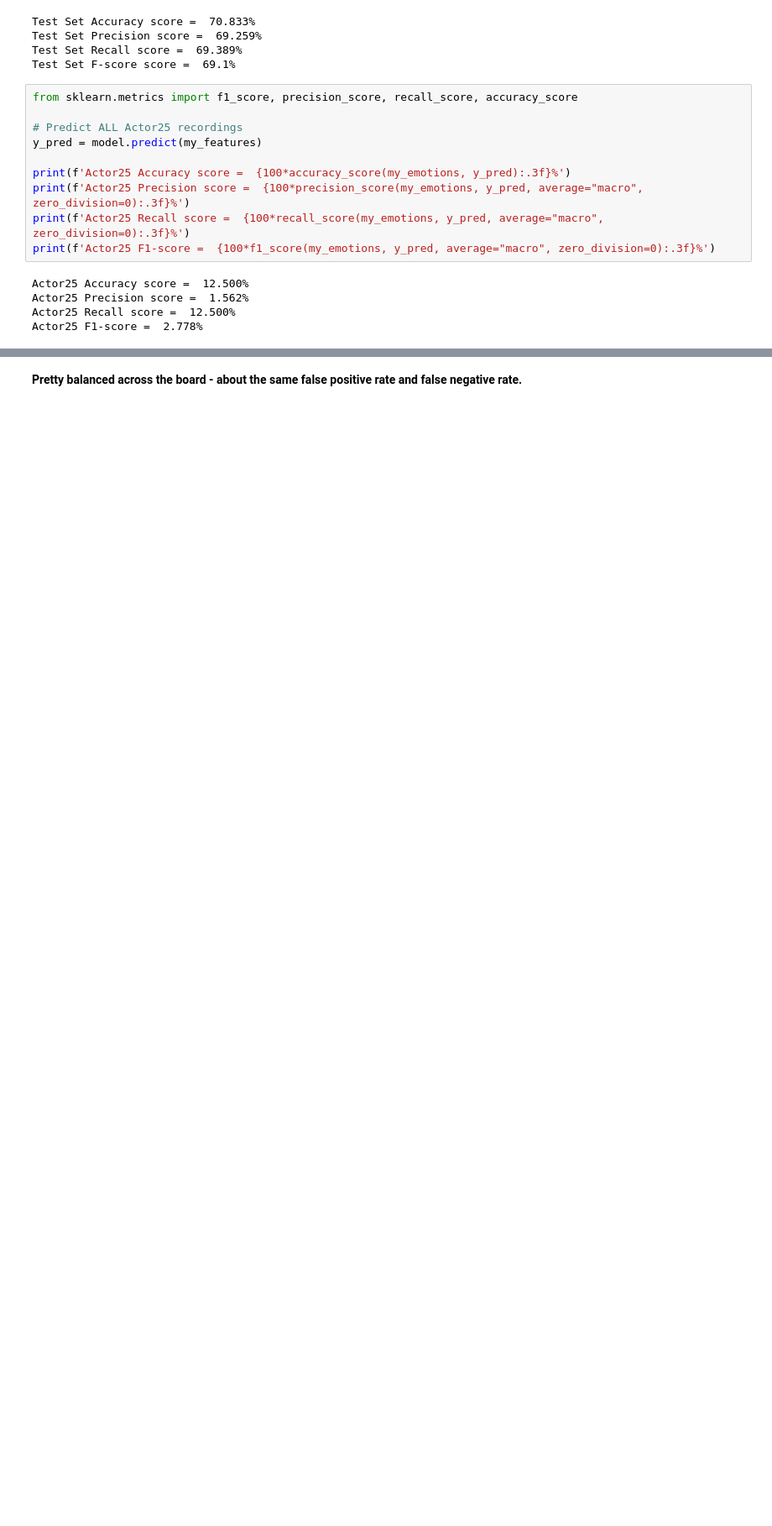
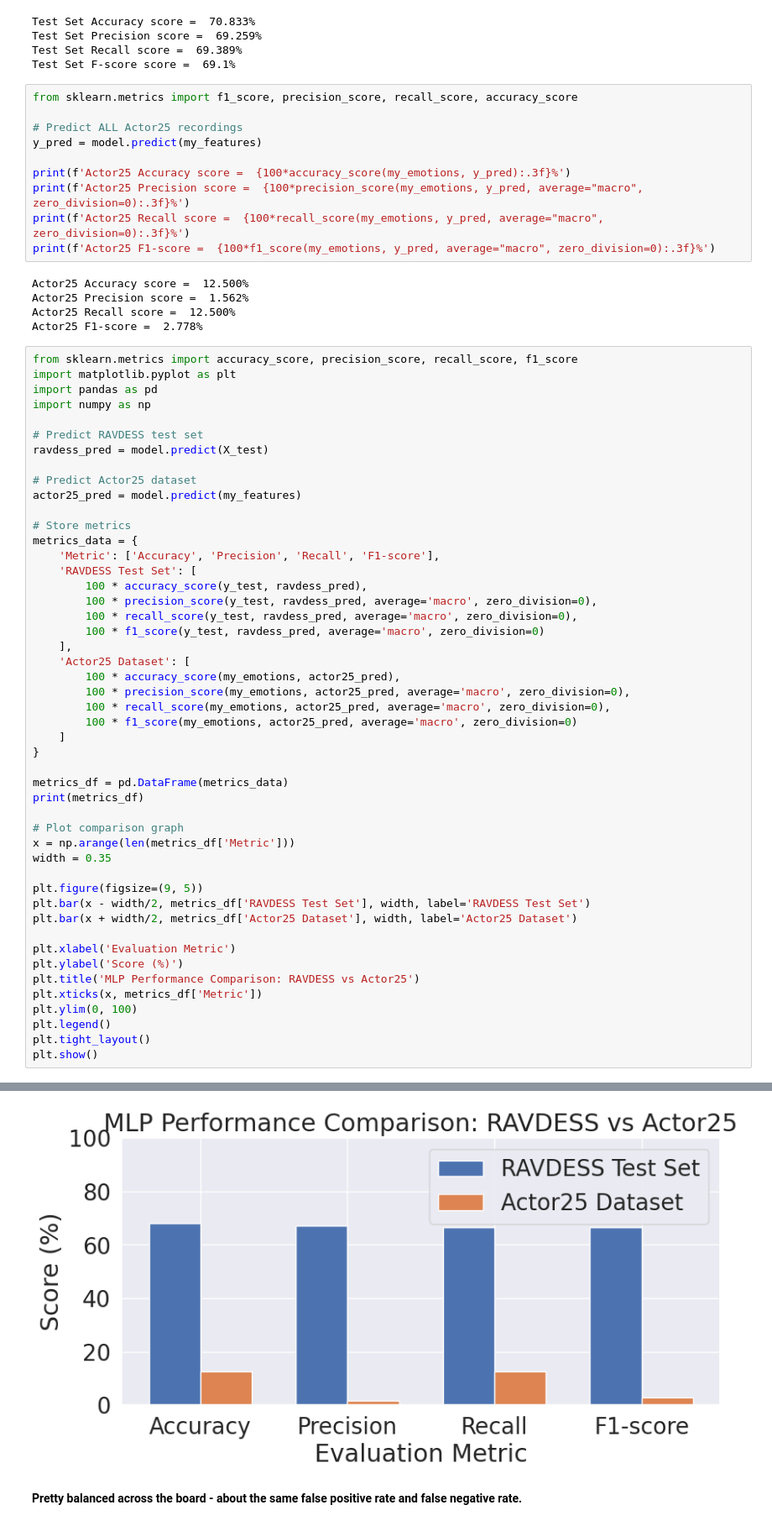
Before and after one commit to Yayu11/Week4-NeuralNetworks, a Jupyter notebook: Week4__Neural_Networks.ipynb, the cells around one changed output, grey strips where cells are left out. Shown at 84% size. Saved outputs shown, nothing was run; the diff lists cells and outputs as text; blank space fills up the shorter version.

```diff
--- a/Week4__Neural_Networks.ipynb
+++ b/Week4__Neural_Networks.ipynb
@@ -831,3 +831,52 @@ Actor25 Accuracy score =  12.500%
 Actor25 Precision score =  1.562%
 Actor25 Recall score =  12.500%
 Actor25 F1-score =  2.778%
+# %%
+from sklearn.metrics import accuracy_score, precision_score, recall_score, f1_score
+import matplotlib.pyplot as plt
+import pandas as pd
+import numpy as np
+
+# Predict RAVDESS test set
+ravdess_pred = model.predict(X_test)
+
+# Predict Actor25 dataset
+actor25_pred = model.predict(my_features)
+
+# Store metrics
+metrics_data = {
+    'Metric': ['Accuracy', 'Precision', 'Recall', 'F1-score'],
+    'RAVDESS Test Set': [
+        100 * accuracy_score(y_test, ravdess_pred),
+        100 * precision_score(y_test, ravdess_pred, average='macro', zero_division=0),
+        100 * recall_score(y_test, ravdess_pred, average='macro', zero_division=0),
+        100 * f1_score(y_test, ravdess_pred, average='macro', zero_division=0)
+    ],
+    'Actor25 Dataset': [
+        100 * accuracy_score(my_emotions, actor25_pred),
+        100 * precision_score(my_emotions, actor25_pred, average='macro', zero_division=0),
+        100 * recall_score(my_emotions, actor25_pred, average='macro', zero_division=0),
+        100 * f1_score(my_emotions, actor25_pred, average='macro', zero_division=0)
+    ]
+}
+
+metrics_df = pd.DataFrame(metrics_data)
+print(metrics_df)
+
+# Plot comparison graph
+x = np.arange(len(metrics_df['Metric']))
+width = 0.35
+
+plt.figure(figsize=(9, 5))
+plt.bar(x - width/2, metrics_df['RAVDESS Test Set'], width, label='RAVDESS Test Set')
+plt.bar(x + width/2, metrics_df['Actor25 Dataset'], width, label='Actor25 Dataset')
+
+plt.xlabel('Evaluation Metric')
+plt.ylabel('Score (%)')
+plt.title('MLP Performance Comparison: RAVDESS vs Actor25')
+plt.xticks(x, metrics_df['Metric'])
+plt.ylim(0, 100)
+plt.legend()
+plt.tight_layout()
+plt.show()
+# %% [output]
@@ -834,3 +888,4 @@ Actor25 F1-score =  2.778%
+[figure, added]
 # %% [markdown]
 **Pretty balanced across the board - about the same false positive rate and false negative rate.**
 # %% [markdown]
```
Also changed, not shown: parts of 2 cells of this notebook.
